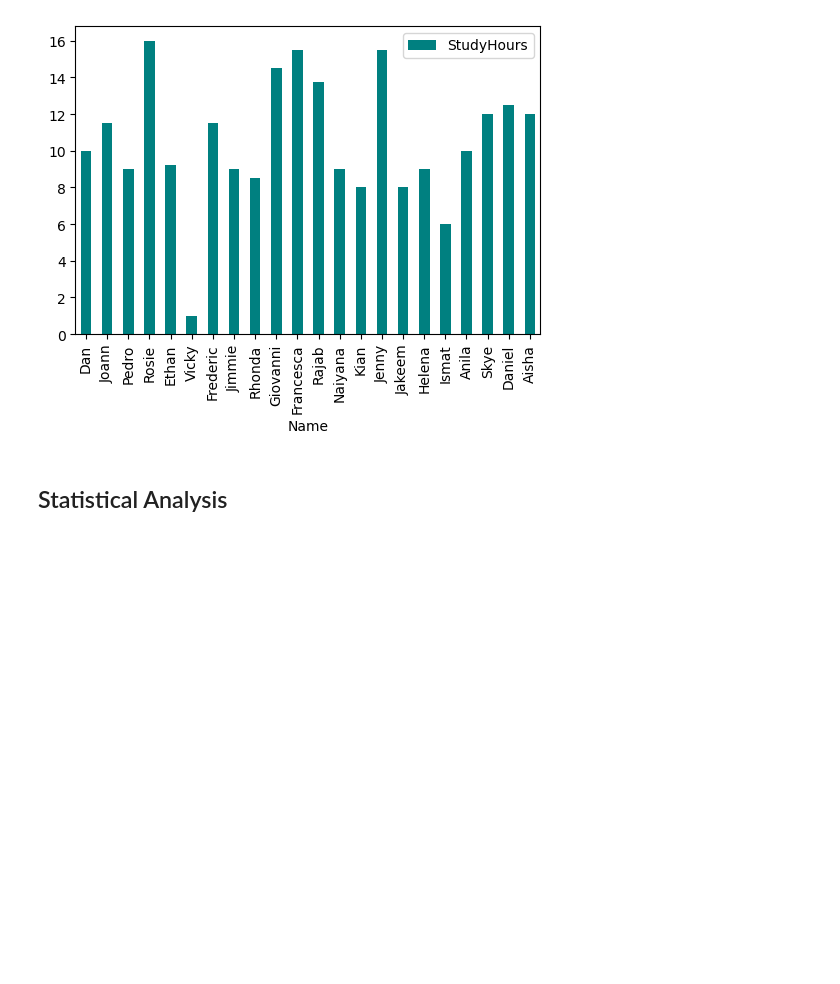
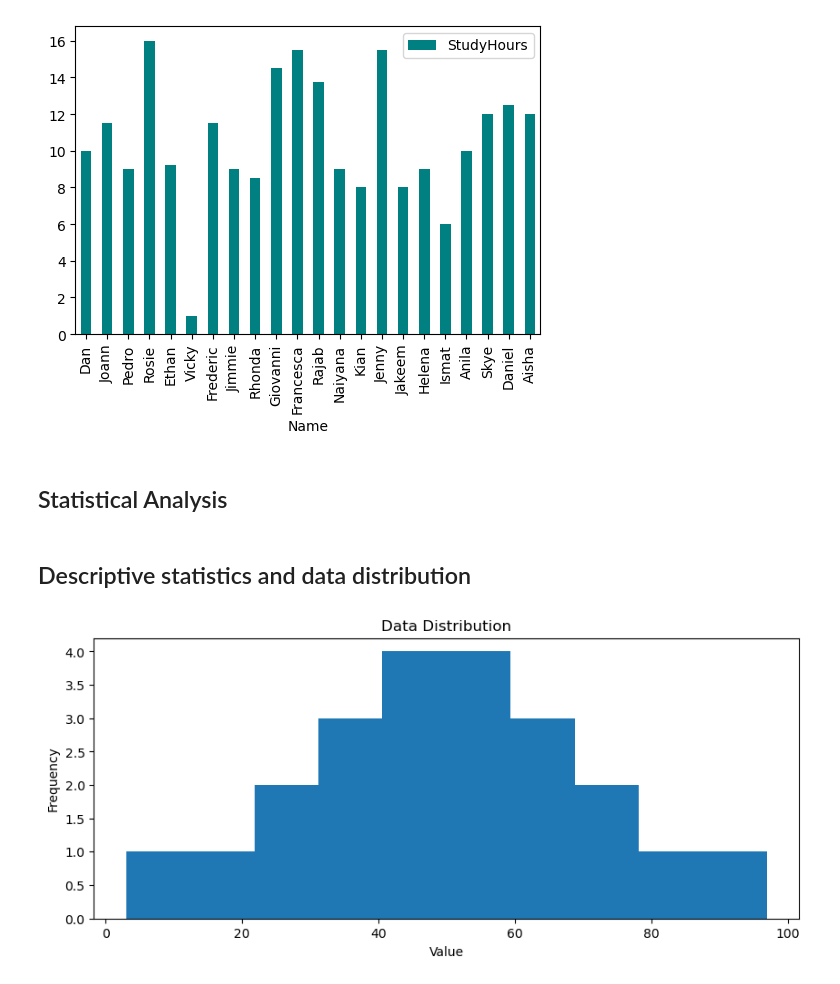
Before and after one commit to roangira99/Data-Analysis-ML, a Jupyter notebook: student_grades_viz.ipynb, the cells around one changed output. Saved outputs shown, nothing was run; the diff lists cells and outputs as text; code cells hidden in the pictures; blank space fills up the shorter version.

Commit message:
Performed basic statistical analysis on grades dataset

```diff
--- a/student_grades_viz.ipynb
+++ b/student_grades_viz.ipynb
@@ -109,3 +109,22 @@ df_students.plot.bar(x='Name', y='StudyHours', color='teal', figsize=(6,4))
 [figure]
 # %% [markdown]
 ## Statistical Analysis
+# %% [markdown]
+## Descriptive statistics and data distribution
+# %%
+var_data = df_students['Grade']
+
+# Creat a figure
+fig = plt.figure(figsize=(10,4))
+
+# Plot a histogram
+plt.hist(var_data)
+
+# Add titles and labels
+plt.title('Data Distribution')
+plt.xlabel('Value')
+plt.ylabel('Frequency')
+
+fig.show()
+# %% [output]
+[figure, added]
```
Also changed, not shown: parts of 13 cells of this notebook.
